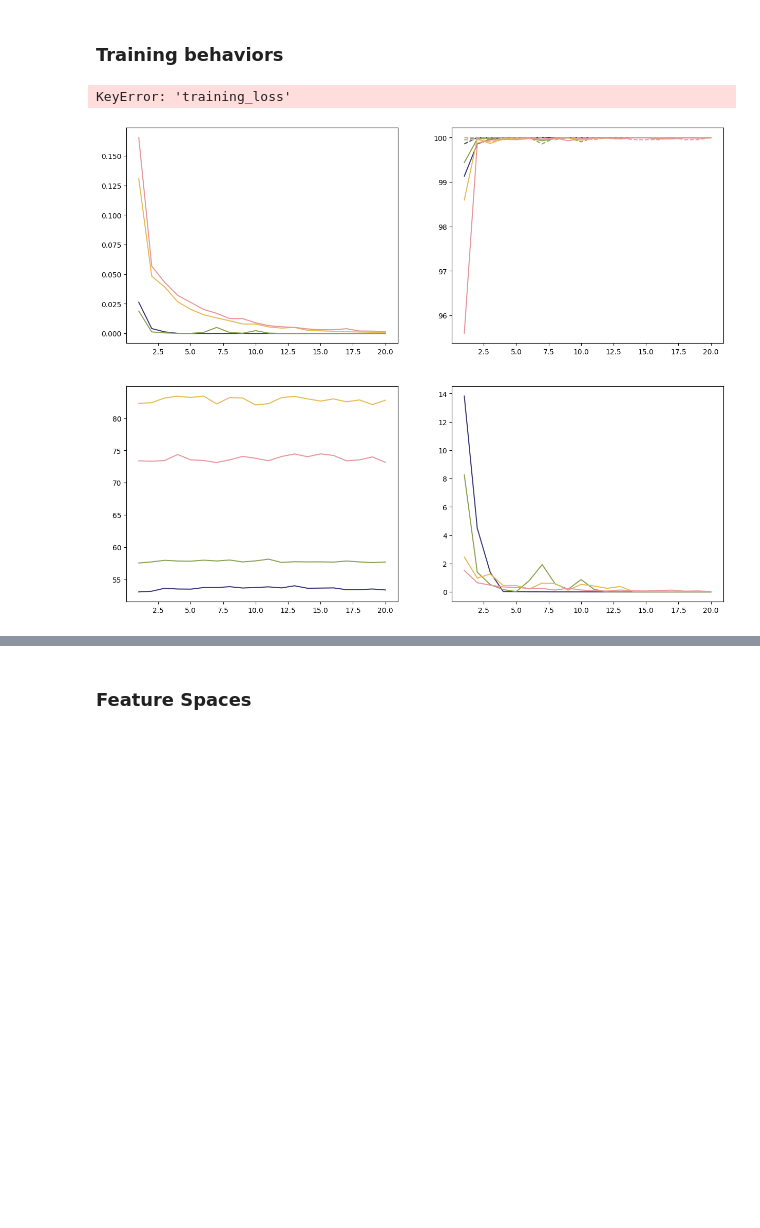
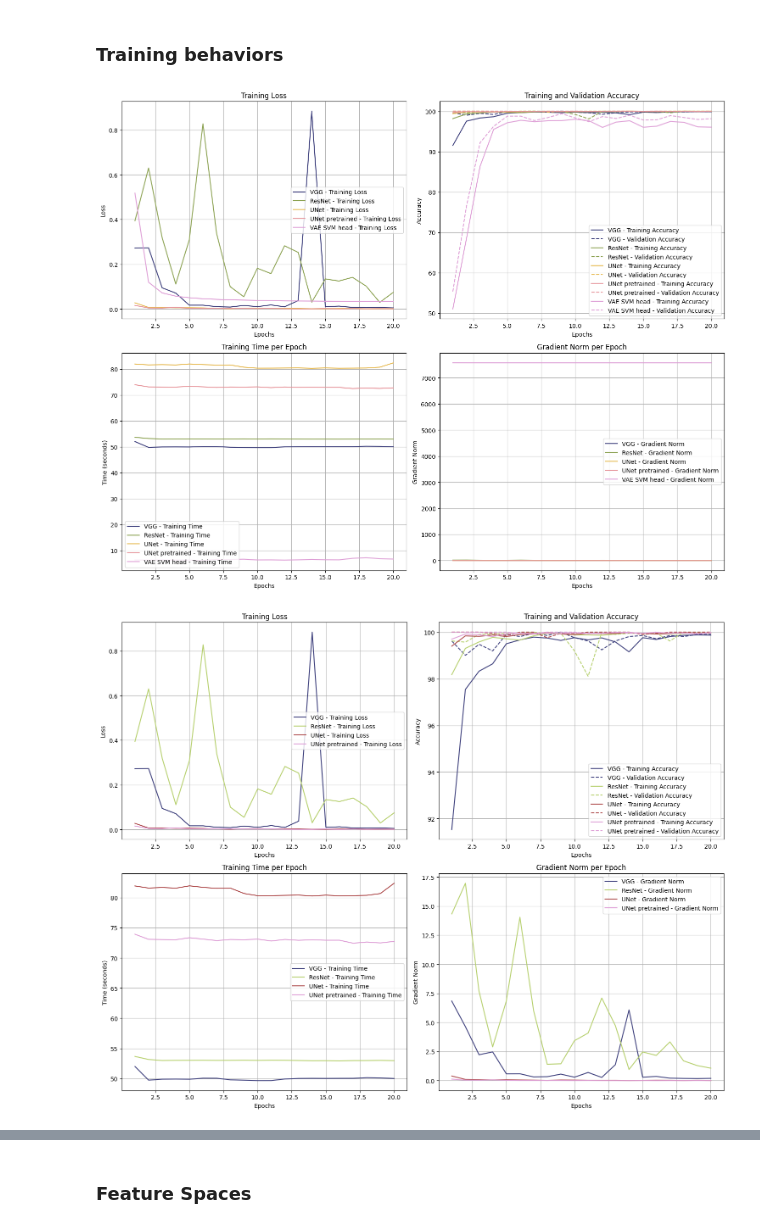
Before and after one commit to Stepleo/ML_Model_Comparison, a Jupyter notebook: III-Plot_graphs.ipynb, the cells around one changed output, grey strips where cells are left out. Saved outputs shown, nothing was run; the diff lists cells and outputs as text; code cells hidden in the pictures; blank space fills up the shorter version.

```diff
--- a/III-Plot_graphs.ipynb
+++ b/III-Plot_graphs.ipynb
@@ -15,7 +18,7 @@ def get_dict(path):
 epochs = 20
 lrs = [1e-3, 1e-5]
 descriptions = ["vanilla","noisy"] # can add "class_imbalance_noisy" / "class_imbalance according to train"
-common_path = "results/training/"
+common_path = f"{Results_folder}/training/"
 
 for lr in lrs:
     for d in descriptions:
@@ -78,25 +81,25 @@ With KMeans : Validation accuracy : 0.48936170212765956, Total Training time : 7
 # %%
 from ClassComp.utils.visualization import plot_training_metrics, plot_vae_training_metrics
 
-lr = 1e-5
-descriptions = ["vanilla", "noisy"]
+lr = 1e-3
+descriptions = ["vanilla", "class_imbalance_noisy", "class_imbalance"]
 for d in descriptions:
 
     vgg_res = get_dict(common_path + f"VGG_{epochs}_epochs_{lr}_lr_{d}.pkl")
     vgg_res["name"] = "VGG"
     resnet_res = get_dict(common_path + f"ResNet_{epochs}_epochs_{lr}_lr_{d}.pkl")
     resnet_res["name"] = "ResNet"
     unet_res_no_pretraining = get_dict(common_path + f"UNet_{epochs}_epochs_{lr}_lr_{d}no_pretraining.pkl")
     unet_res_no_pretraining["name"] = "UNet"
     unet_res_pretrained = get_dict(common_path + f"UNet_{epochs}_epochs_{lr}_lr_{d}_pretrained_resnet.pkl")
     unet_res_pretrained["name"] = "UNet pretrained"
-    svm_res = get_dict(common_path + f"VAE_{d}_kmeans.pkl")
+    svm_res = get_dict(common_path + f"VAE_{epochs}_epochs_{lr}_lr_{d}.pkl")
     svm_res["name"] = "VAE SVM head"
     vae_gen_res = get_dict(common_path + f"VAE_{epochs}_epochs_{lr}_lr_{d}_generation.pkl")
 
     plot_training_metrics([vgg_res, resnet_res, unet_res_no_pretraining, unet_res_pretrained, svm_res], f"all_{d}")
     plot_training_metrics([vgg_res, resnet_res, unet_res_no_pretraining, unet_res_pretrained], f"cnn_{d}")
     plot_vae_training_metrics(vae_gen_res, f"vae_{d}")
 # %% [output]
-KeyError: 'training_loss'
-[figure, old version]
+[figure, new version]
+[figure, added]
```
Also changed, not shown: parts of 8 cells of this notebook, 1 other file.
